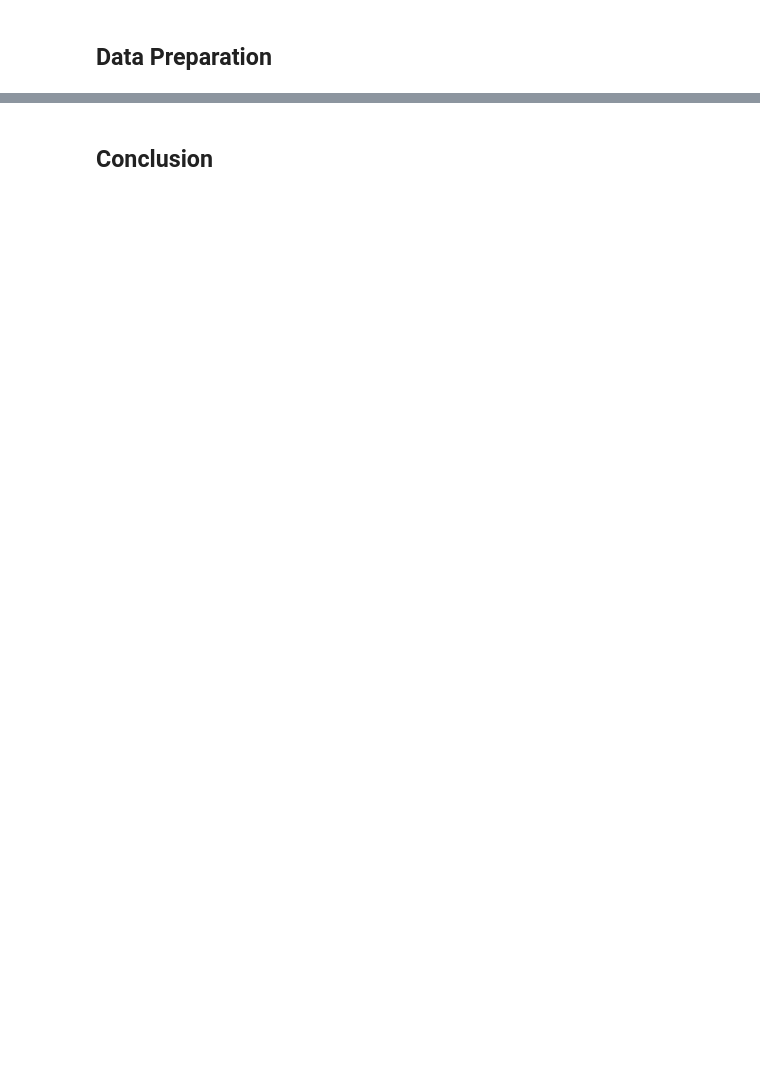
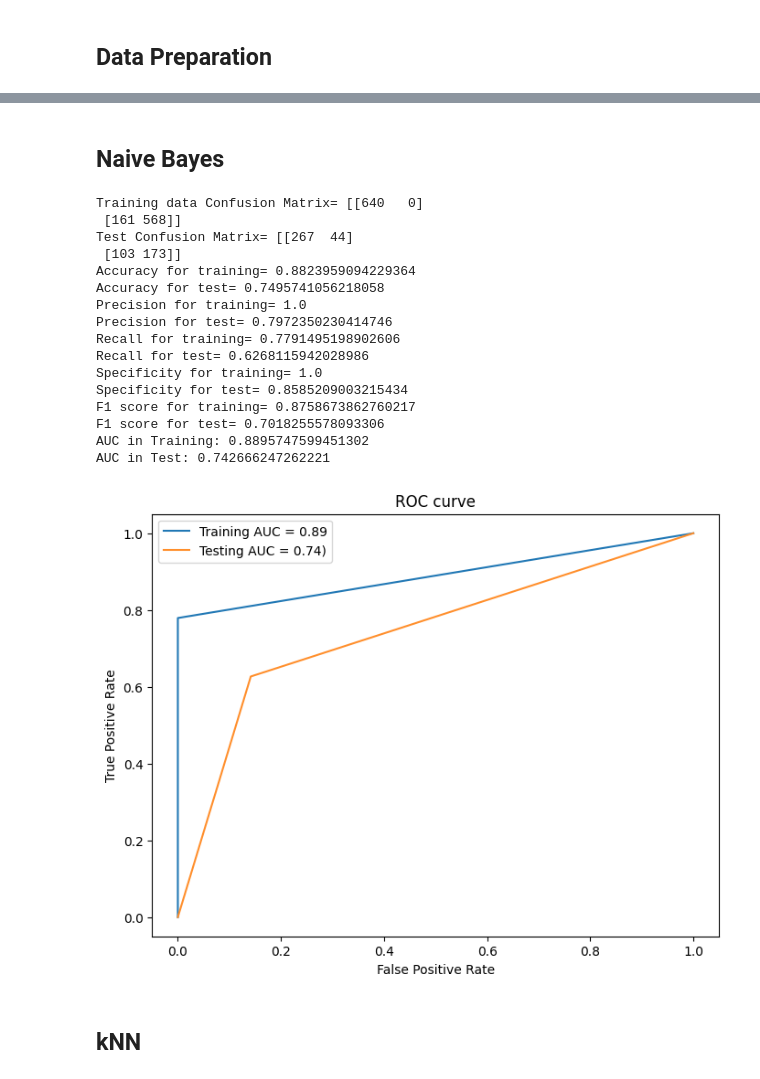
Before and after one commit to Avneet-0001/Youtube_Comments_Spam_Predictor, a Jupyter notebook: Youtube_Comments_Spam_Detector.ipynb, the cells around one changed output, grey strips where cells are left out. Saved outputs shown, nothing was run; the diff lists cells and outputs as text; code cells hidden in the pictures; blank space fills up the shorter version.

```diff
--- a/Youtube_Comments_Spam_Detector.ipynb
+++ b/Youtube_Comments_Spam_Detector.ipynb
@@ -32,7 +115,8 @@ print(data.shape)       #Displaying shape of dataframe
 # %%
-
 #Below, kept features that are important to train model and for prediction
-#Removed 3 features(columns), COMMENT_ID, AUTHOR, DATE
-#These 3 columns will not be helpful for trainning and prediction
-to_keep = ['CONTENT','CLASS']
-data_updated= data[to_keep]
+#Removed 3 features(columns): COMMENT_ID, AUTHOR, DATE
+#These 3 columns will not be helpful for training and prediction
+to_keep = ['processed_content','CLASS']
+data_updated = data_sorted[to_keep]
+data_updated.info()
+data_updated.head()
@@ -88,0 +209,23 @@ y_data_test = dataframe_shuf.iloc[data_train :, -1]
+# %%
+# Count Vectorizer converts a collection of text documents into a matrix of token counts. It essentially represents each document by the
+# frequency of words occurring in it, ignoring stop words if specified.
+
+count_vect = CountVectorizer(stop_words='english')
+x_train_counts = count_vect.fit_transform(x_train)
+print(count_vect.vocabulary_)
+print(x_train_counts)
+
+# TF-IDF (Term Frequency-Inverse Document Frequency): This is a statistical measure used to evaluate the importance of a word in a document relative
+# to a collection of documents (corpus).
+
+# Term Frequency (TF): The frequency of a word in a document = number of times a term appears in a document/total number of terms in the document.
+# Inverse Document Frequency (IDF): A measure of whether the word is common or rare across all documents = log (number of documents in the corpus / number of documents containing the word).
+
+# The combination of these two measures helps in transforming the count matrix into a normalized TF-IDF representation, which reduces the impact of
+# frequently occurring words that are less informative and highlights the more significant words.
+
+#Term frequency - inverse document frequency
+
+tranformer = TfidfTransformer()
+x_train_tfidf = tranformer.fit_transform(x_train_counts)
+print(x_train_tfidf)
@@ -141,2 +303,30 @@ print(f"Number of correct predictions: {predction_correct}" )
+# %% [markdown]
+## Naive Bayes
+# %%
+x_train_dense = x_train_tfidf.toarray()
+x_test_dense = x_test_tfidf.toarray()
+
+clf = GaussianNB().fit(x_train_dense, y_train)
+y_pred = clf.predict(x_test_dense)
+y_train_pred = clf.predict(x_train_dense)
+calculate_metrics(y_train_pred, y_pred)
+# %% [output]
+Training data Confusion Matrix= [[640   0]
+ [161 568]]
+Test Confusion Matrix= [[267  44]
+ [103 173]]
+Accuracy for training= 0.8823959094229364
+Accuracy for test= 0.7495741056218058
+Precision for training= 1.0
+Precision for test= 0.7972350230414746
+Recall for training= 0.7791495198902606
+Recall for test= 0.6268115942028986
+Specificity for training= 1.0
+Specificity for test= 0.8585209003215434
+F1 score for training= 0.8758673862760217
+F1 score for test= 0.7018255578093306
+AUC in Training: 0.8895747599451302
+AUC in Test: 0.742666247262221
+[figure, added]
 # %% [markdown]
-## Conclusion
+## kNN
```
Also changed, not shown: parts of 41 cells of this notebook.
